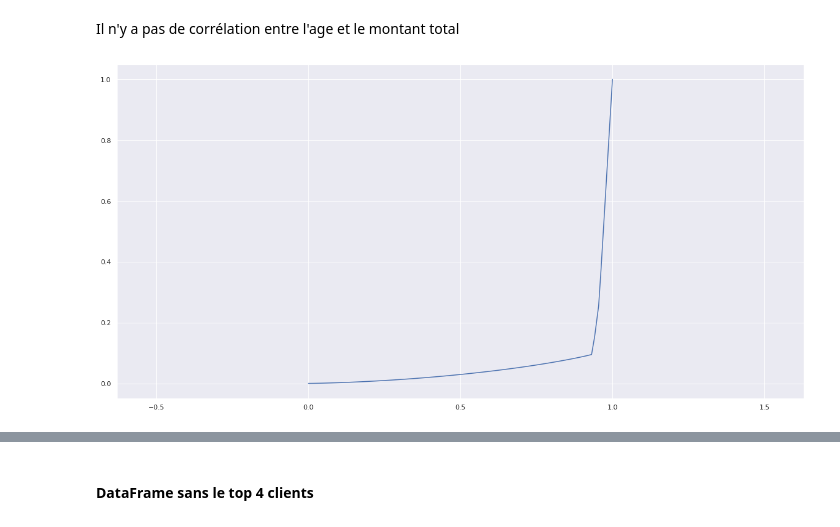
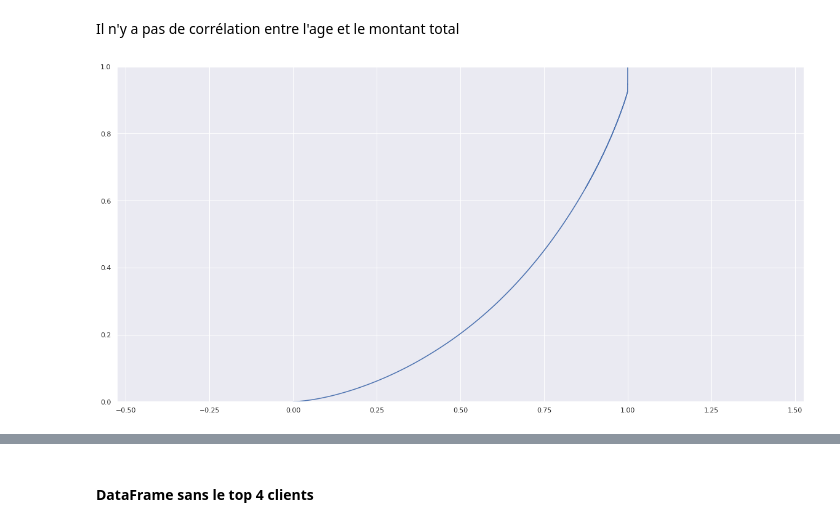
Before and after one commit to FranckDELRUE/OCR-Project-4-DAn, a Jupyter notebook: P4_02_scriptanalyse.ipynb, the cells around one changed output, grey strips where cells are left out. Drawn from its saved outputs; the diff is of its cells as text; code cells hidden in the pictures.

```diff
--- a/P4_02_scriptanalyse.ipynb
+++ b/P4_02_scriptanalyse.ipynb
@@ -586,14 +621,17 @@ Il n'y a pas de corrélation entre l'age et le montant total
 # %%
 fig, ax = plt.subplots(1, 1, figsize=(20, 10))
 
-lorenz, n, gini = OCR.lorenz(df_transactions['montant_total'])
+lorenz, n, gini = OCR.lorenz(df_transactions.drop_duplicates('client_id')['montant_total'])
 
 plt.axes().axis('equal')
 xaxis = np.linspace(0-1/n,1+1/n,n+1) #Il y a un segment de taille n pour chaque individu, plus 1 segment supplémentaire d'ordonnée 0. Le premier segment commence à 0-1/n, et le dernier termine à 1+1/n.
+
 plt.plot(xaxis,lorenz,drawstyle='steps-post')
+plt.xlim(0,1)
+plt.ylim(0,1)
 plt.show()
 # %% [output]
-[figure, old version]
+[figure, new version]
 # %%
 f"l'indice de gini est de {gini:0.2f}"
 # %% [output]
```
Also changed, not shown: parts of 24 cells of this notebook, 11 other files.
